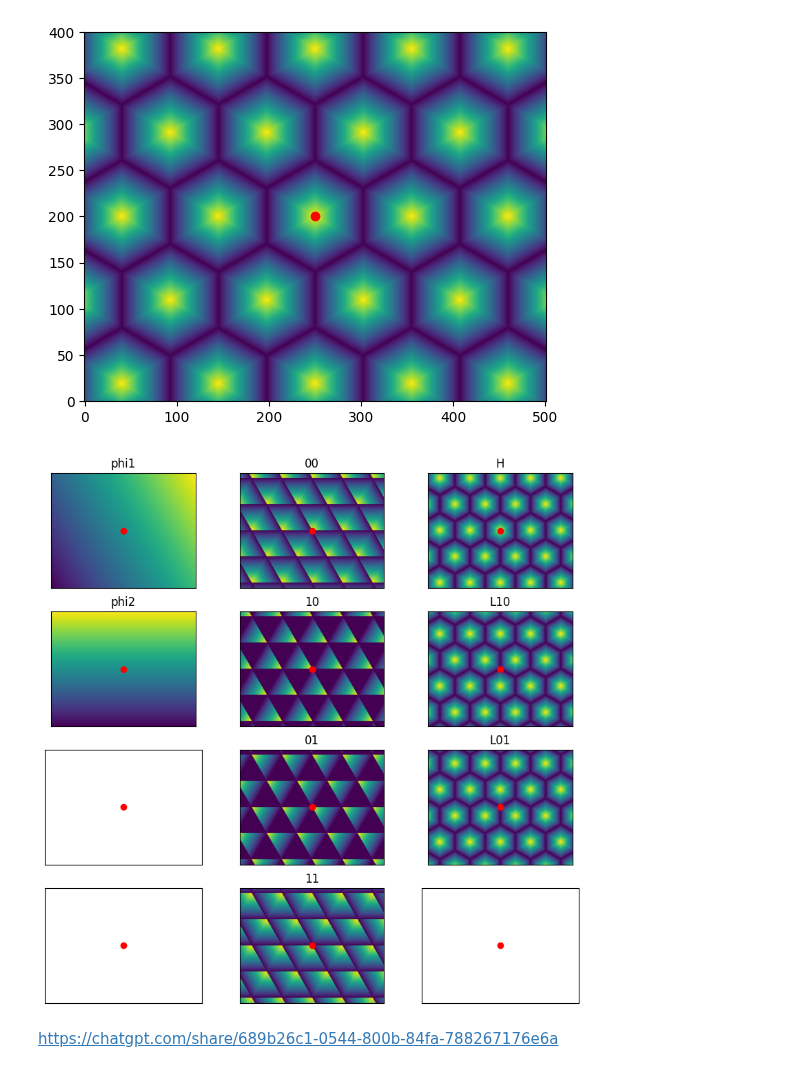
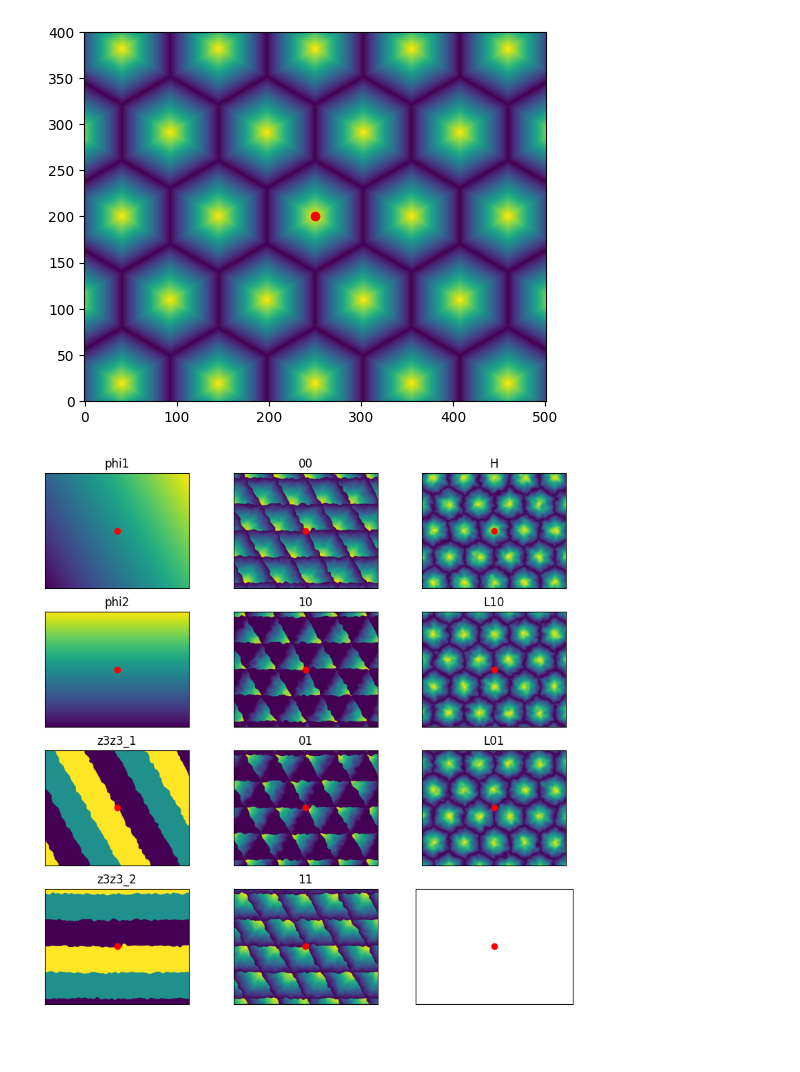
Before and after one commit to Potdooshami/2H_TaSe2_Tc_STM, a Jupyter notebook: phasemapping.ipynb, the cells around one changed output. Cells and saved outputs as stored; diff of their text form; code cells hidden in the pictures; blank space fills up the shorter version.

```diff
--- a/phasemapping.ipynb
+++ b/phasemapping.ipynb
@@ -62,4 +64,4 @@ def phaseInfo(phi1,phi2):
   z6,baryHAC_foo = sixsplit(baryHHH_foo)
   baryHHH = get_baryHHH(baryHHH_foo,is_close_10)
   baryHAC = get_baryHAC(is_close_10,baryHAC_foo)
-  return baryHHH,baryHAC
+  return baryHHH,baryHAC,z3z3
@@ -65,0 +70,20 @@ def phaseInfo(phi1,phi2):
+# %%
+def phaseInfo2(Phi1,Phi2):
+  XY_shape = Phi1.shape
+  BaryHHH = np.zeros((XY_shape[0],XY_shape[1],4))
+  BaryHAC = np.zeros((XY_shape[0],XY_shape[1],3))
+  Z3z3 = np.zeros((XY_shape[0],XY_shape[1],2))
+
+  for i in range(XY_shape[0]):
+    for j in range(XY_shape[1]):
+      phi1_now = Phi1[i,j]
+      phi2_now = Phi2[i,j]
+
+      baryHHH,baryHAC,z3z3 = phaseInfo(phi1_now,phi2_now)
+
+      BaryHHH[i,j,:] = baryHHH.flatten()
+      BaryHAC[i,j,:] = baryHAC.flatten()
+      Z3z3[i,j,0] = z3z3[0]
+      Z3z3[i,j,1] = z3z3[1]
+
+  return BaryHHH,BaryHAC,Z3z3
@@ -164 +189,12 @@ for i in range(XY_shape[0]):
+# %%
+import scipy.ndimage
+np.random.seed(42)
+foo1 = np.random.rand(*grid_B0.shape)
+foo2 = np.random.rand(*grid_B0.shape)
+foo1 = scipy.ndimage.gaussian_filter(foo1, sigma=5)
+foo2 = scipy.ndimage.gaussian_filter(foo2, sigma=5)
+foo1 = foo1-.5
+foo2 = foo2-.5
+Info_dirt = phaseInfo2(grid_B0+foo1*3,grid_B1+foo2*3)
+# Info_dirt = phaseInfo2(foo1,foo2)
 # %%
@@ -179,32 +217,39 @@ plt.plot(250,200,'ro')
 [figure]
 # %%
 msb,nsb = 4,3
+
+infoNow = Info_dirt
+HHH_holder =infoNow[0]
+HAC_holder=infoNow[1]
+z3z3_holder=infoNow[2]
+
 fig,axs = plt.subplots(msb,nsb,figsize=(10,10))
 axs[0,1].imshow(HHH_holder[:,:,0], origin='lower')
 axs[1,1].imshow(HHH_holder[:,:,1], origin='lower')
 axs[2,1].imshow(HHH_holder[:,:,2], origin='lower')
 axs[3,1].imshow(HHH_holder[:,:,3], origin='lower')
 
 axs[0,2].imshow(HAC_holder[:,:,0], origin='lower')
 axs[1,2].imshow(HAC_holder[:,:,1], origin='lower')
 axs[2,2].imshow(HAC_holder[:,:,2], origin='lower')
 
 axs[0,0].imshow(grid_B0, origin='lower')
 axs[1,0].imshow(grid_B1, origin='lower')
 
-tns = [['phi1','phi2'],['00','10','01','11'],['H','L10','L01']]
+axs[2,0].imshow(z3z3_holder[:,:,0], origin='lower')
+axs[3,0].imshow(z3z3_holder[:,:,1], origin='lower')
+
+tns = [['phi1','phi2','z3z3_1','z3z3_2'],['00','10','01','11'],['H','L10','L01']]
 
 for isb in range(msb):
   for jsb in range(nsb):
     axs[isb,jsb].set_xticks([])
     axs[isb,jsb].set_yticks([])
     axs[isb,jsb].plot(250,200,'ro')
     try:
       tn = tns[jsb][isb]
       axs[isb,jsb].set_title(tn)
     except:
       a = 's'
 # %% [output]
-[figure, old version]
+[figure, new version]
-# %% [markdown]
-https://chatgpt.com/share/689b26c1-0544-800b-84fa-788267176e6a
```
Also changed, not shown: parts of 21 cells of this notebook.
